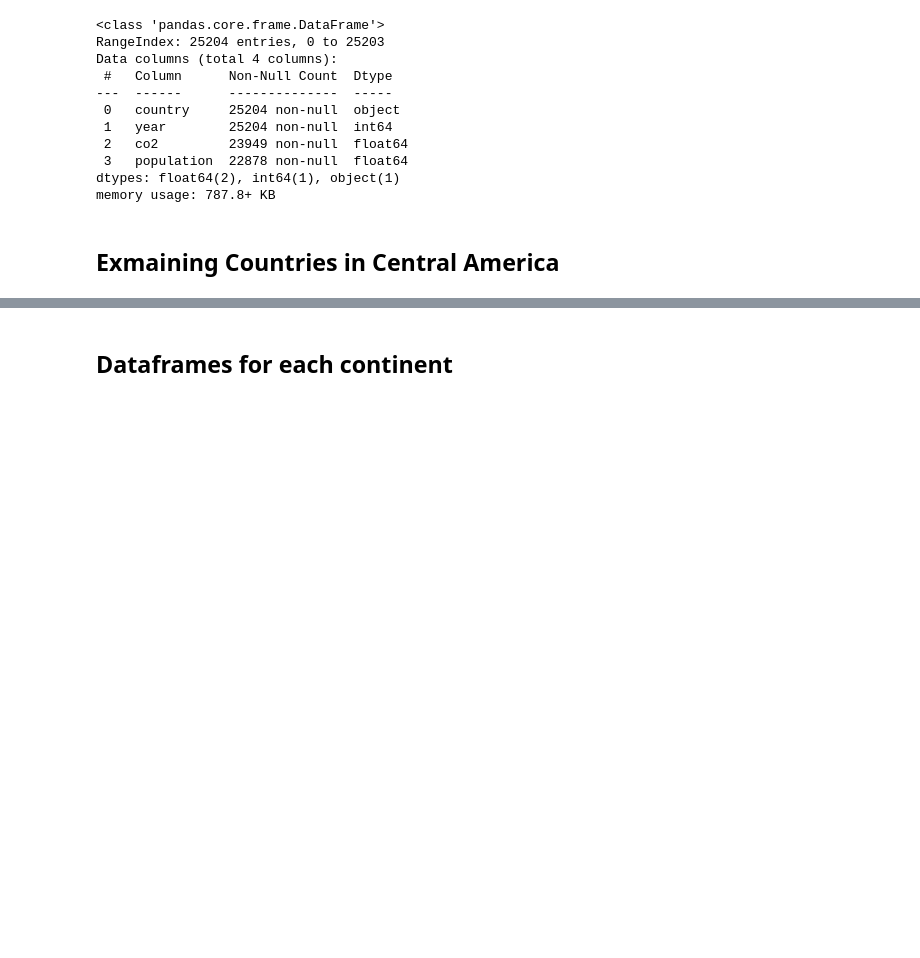
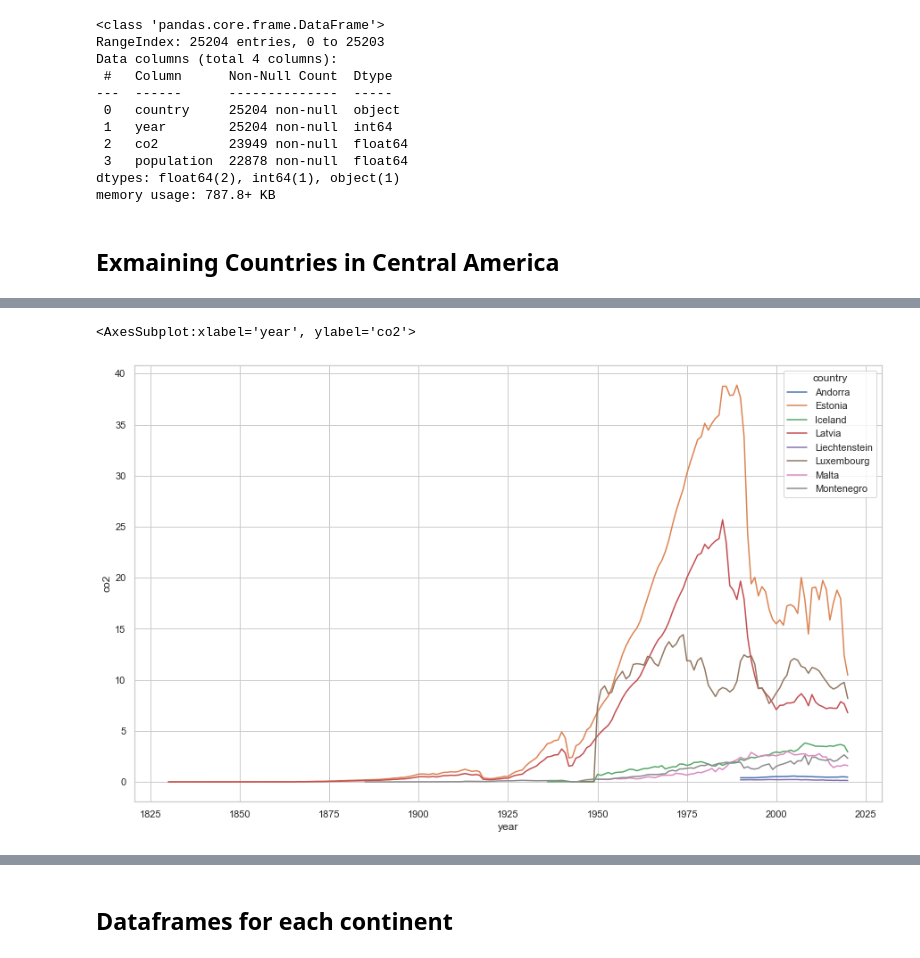
Before and after one commit to SaidhbhFoley/data_real_world_CO2, a Jupyter notebook: Real_World_CO2.ipynb, the cells around one changed output, grey strips where cells are left out. Drawn from its saved outputs; the diff is of its cells as text; code cells hidden in the pictures; blank space fills up the shorter version.

```diff
--- a/Real_World_CO2.ipynb
+++ b/Real_World_CO2.ipynb
@@ -146,0 +227,4 @@ sns.lineplot(data=ca_data, x='year', y='co2', hue='country')
+# %%
+eu_low_pop_data = eu_low_pop_data.loc[eu_low_pop_data['country'].isin(countries)]
+
+eu_low_pop_data
@@ -146,0 +245,7 @@ sns.lineplot(data=ca_data, x='year', y='co2', hue='country')
+# %%
+sns.set(style="whitegrid", rc={'figure.figsize':(15,9)})
+
+sns.lineplot(data=eu_low_pop_data, x='year', y='co2', hue='country')
+# %% [output]
+<AxesSubplot:xlabel='year', ylabel='co2'>
+[figure, added]
```
Also changed, not shown: parts of 29 cells of this notebook, 1 other file.
